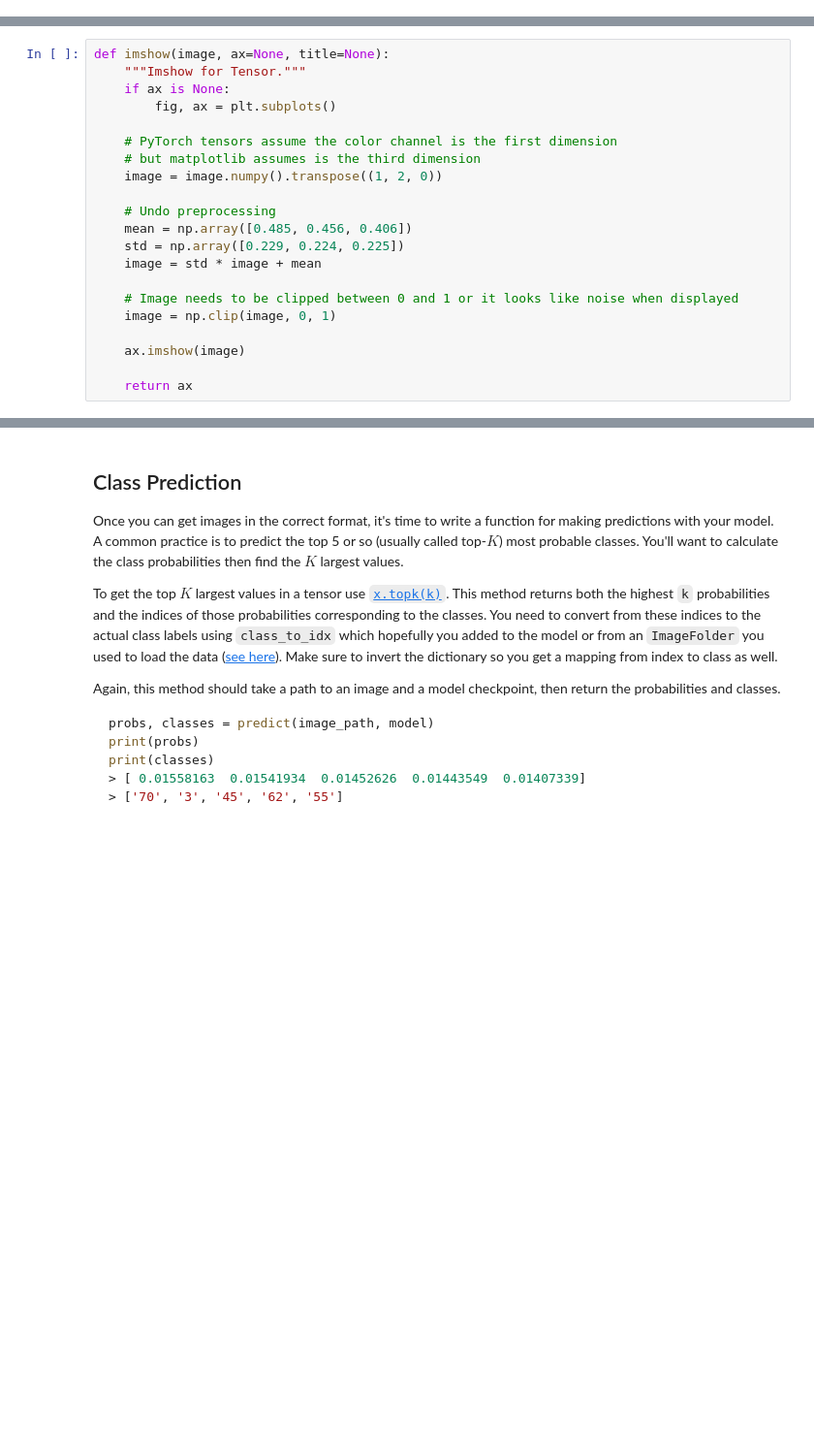
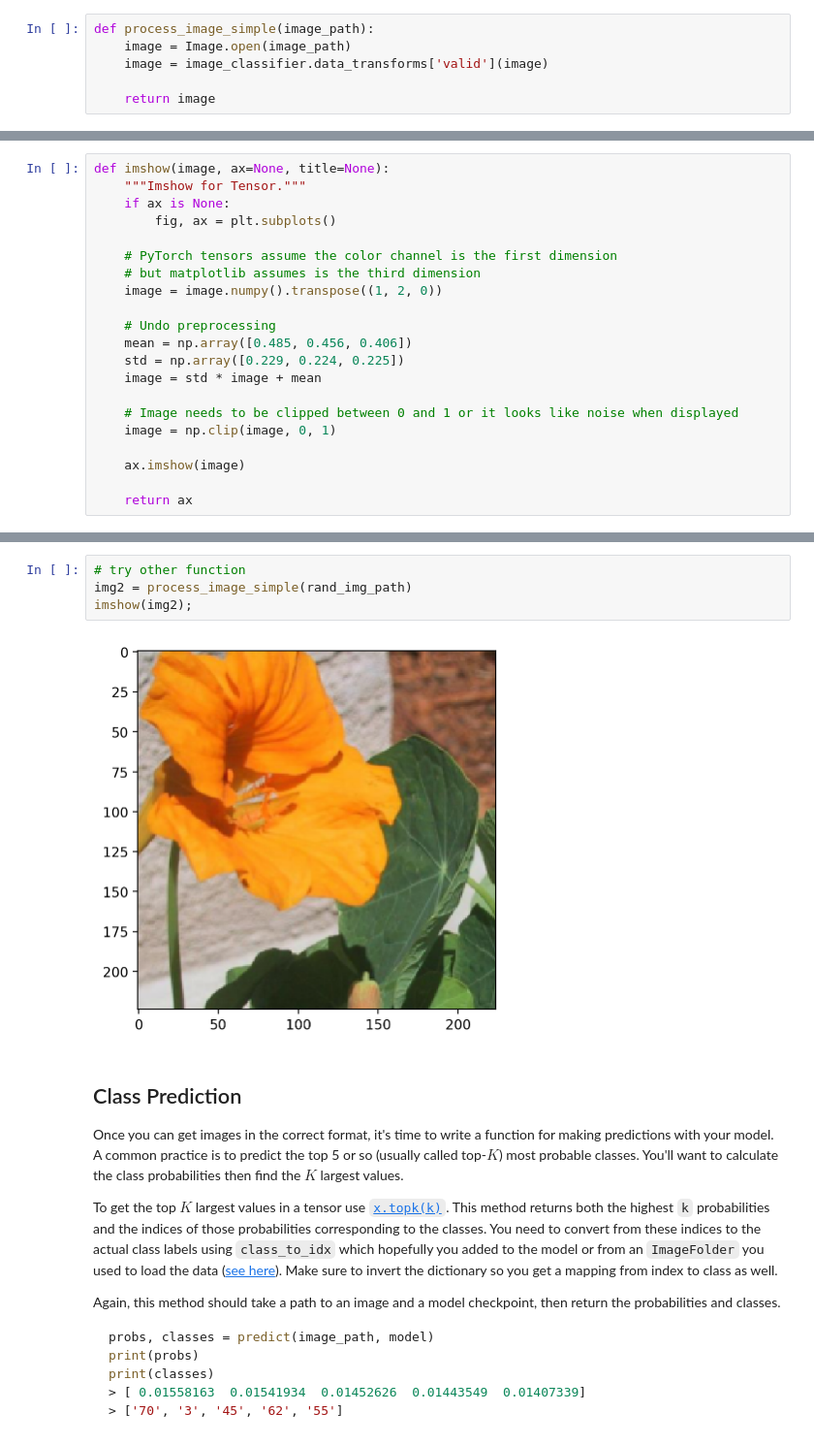
Before and after one commit to kinant/ud-ai-python-nd, a Jupyter notebook: PR02/Image Classifier Project_V1.1.ipynb, the cells around one changed output, grey strips where cells are left out. Shown at 97% size. Cells and saved outputs as stored; diff of their text form; blank space fills up the shorter version.

```diff
--- a/PR02/Image Classifier Project_V1.1.ipynb
+++ b/PR02/Image Classifier Project_V1.1.ipynb
@@ -328,3 +401,9 @@ def process_image(image):
+# %%
+def process_image_simple(image_path):
+    image = Image.open(image_path)
+    image = image_classifier.data_transforms['valid'](image)
+
+    return image
 # %% [markdown]
 To check your work, the function below converts a PyTorch tensor and displays it in the notebook. If your `process_image` function works, running the output through this function should return the original image (except for the cropped out portions).
 # %%
@@ -351,3 +468,9 @@ def imshow(image, ax=None, title=None):
+# %%
+# try other function
+img2 = process_image_simple(rand_img_path)
+imshow(img2);
+# %% [output]
+[figure, added]
 # %% [markdown]
 ## Class Prediction
 
```
Also changed, not shown: parts of 7 cells of this notebook.
